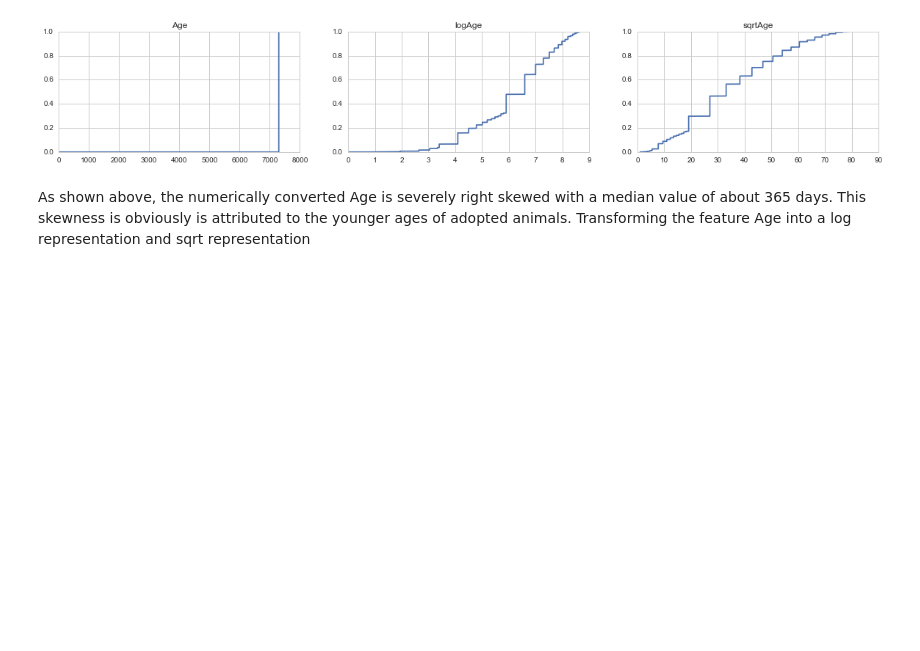
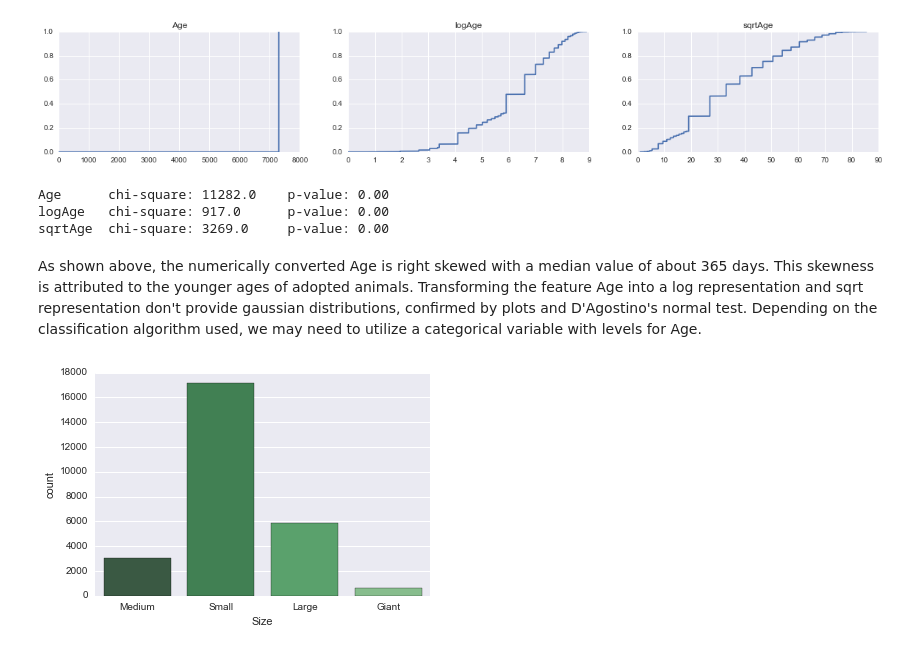
Before and after one commit to mg826/Data_Mining, a Jupyter notebook: Project1_AnimalOutcomes/Project1_Exploration_Visualization_Dreduce.ipynb, the cells around one changed output. Cells and saved outputs as stored; diff of their text form; code cells hidden in the pictures; blank space fills up the shorter version.

Commit message:
With some visualizations started

```diff
--- a/Project1_AnimalOutcomes/Project1_Exploration_Visualization_Dreduce.ipynb
+++ b/Project1_AnimalOutcomes/Project1_Exploration_Visualization_Dreduce.ipynb
@@ -287,4 +285,17 @@ plt.show()
 # %% [output]
 [figure]
+# %%
+from scipy.stats import normaltest
+vars = ['Age','logAge','sqrtAge']
+for i in vars:
+    print i.ljust(8), 'chi-square:', round(normaltest(df[i])[0]), '\tp-value: {:.2f}'.format(normaltest(df[i])[1])
+# %% [output]
+Age      chi-square: 11282.0    p-value: 0.00
+logAge   chi-square: 917.0      p-value: 0.00
+sqrtAge  chi-square: 3269.0     p-value: 0.00
 # %% [markdown]
-As shown above, the numerically converted Age is severely right skewed with a median value of about 365 days. This skewness is obviously is attributed to the younger ages of adopted animals. Transforming the feature Age into a log representation and sqrt representation
+As shown above, the numerically converted Age is right skewed with a median value of about 365 days. This skewness is attributed to the younger ages of adopted animals. Transforming the feature Age into a log representation and sqrt representation don't provide gaussian distributions, confirmed by plots and D'Agostino's normal test. Depending on the classification algorithm used, we may need to utilize a categorical variable with levels for Age.
+# %%
+sns.countplot(x="Size", data=df, palette="Greens_d");
+# %% [output]
+[figure, added]
```
Also changed, not shown: parts of 9 cells of this notebook.
